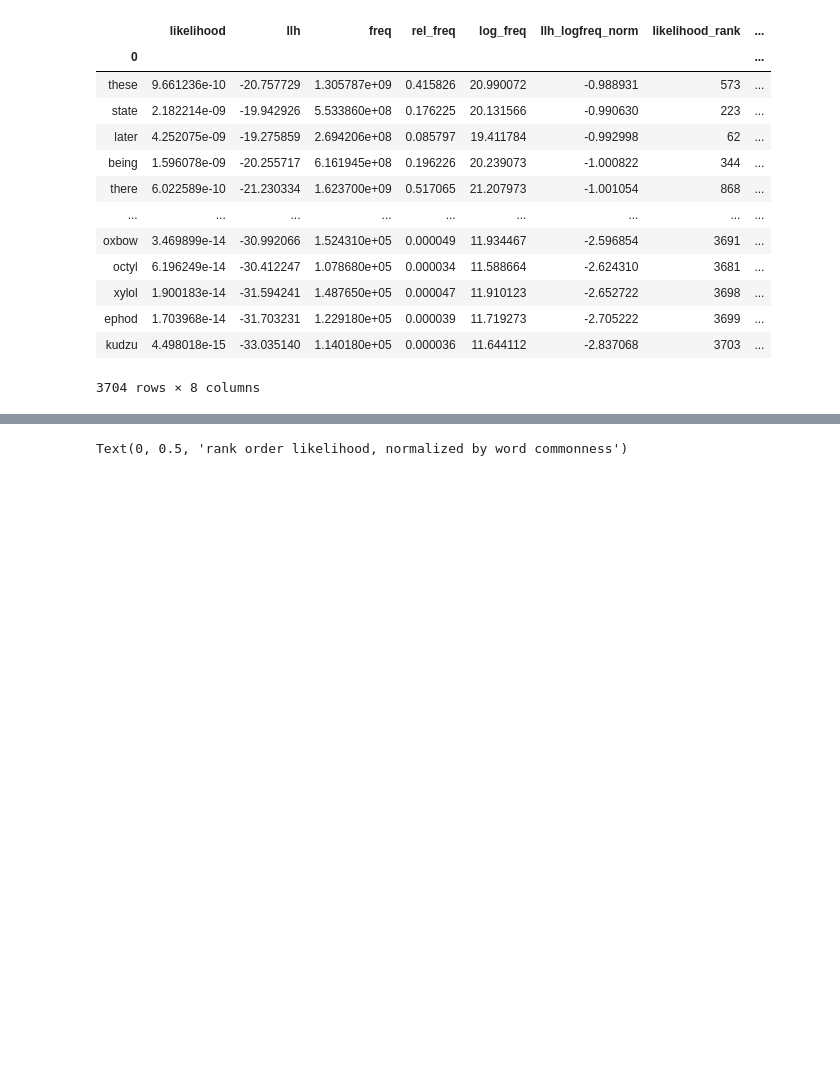
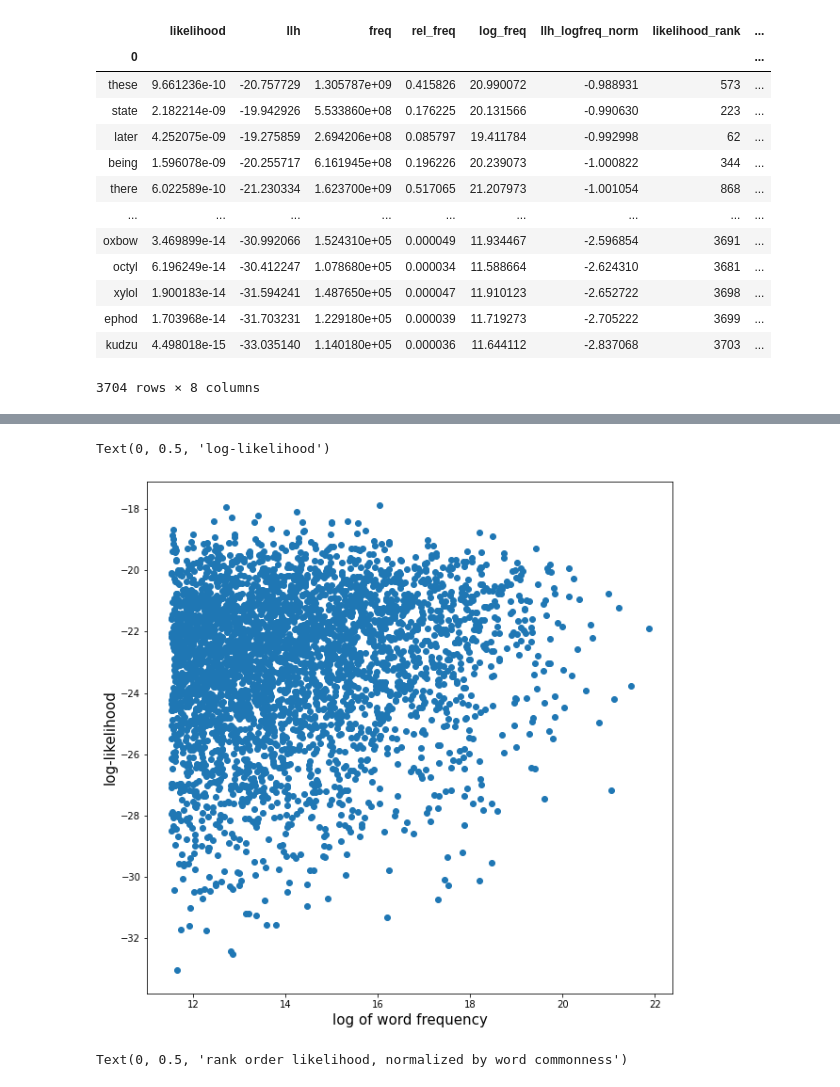
Before and after one commit to benton-anderson/wordle-opt, a Jupyter notebook: notebooks/BJA-02.2-markov-chain-MLE.ipynb, the cells around one changed output, grey strips where cells are left out. Cells and saved outputs as stored; diff of their text form; code cells hidden in the pictures; blank space fills up the shorter version.

```diff
--- a/notebooks/BJA-02.2-markov-chain-MLE.ipynb
+++ b/notebooks/BJA-02.2-markov-chain-MLE.ipynb
@@ -230,3 +232,11 @@ lhdf.head(60)
+# %%
+plt.scatter(lhdf['log_freq'], lhdf['llh'])
+plt.gcf().set_size_inches((10, 10))
+plt.xlabel('log of word frequency', fontsize=15)
+plt.ylabel('log-likelihood', fontsize=15)
+# %% [output]
+Text(0, 0.5, 'log-likelihood')
+[figure, added]
 # %%
 plt.scatter(lhdf['likelihood_rank'], lhdf['likelihood_norm_rank'])
 plt.gcf().set_size_inches((12, 12))
```
Also changed, not shown: parts of 11 cells of this notebook, 5 other files.
